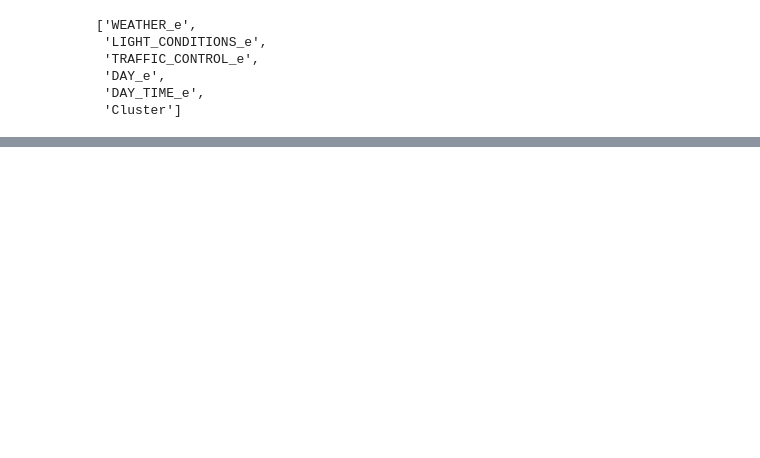
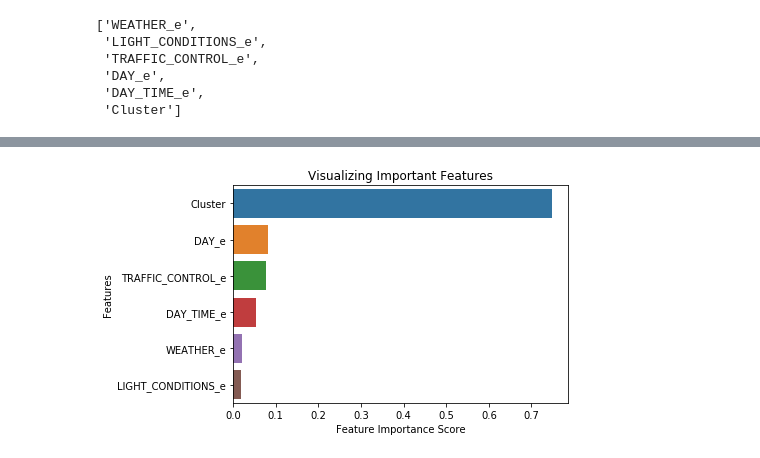
Before and after one commit to UNCG-CSE/GSBO_City_Collision_Data_Analysis, a Jupyter notebook: src/Pedestrian.ipynb, the cells around one changed output, grey strips where cells are left out. Cells and saved outputs as stored; diff of their text form; code cells hidden in the pictures; blank space fills up the shorter version.

```diff
--- a/src/Pedestrian.ipynb
+++ b/src/Pedestrian.ipynb
@@ -1561,0 +1673,4 @@ dtype: float64
+# %%
+feature_names = ['WEATHER_e', 'LIGHT_CONDITIONS_e', 'TRAFFIC_CONTROL_e', 'DAY_e', 'DAY_TIME_e', 'Cluster']
+feature_imp = pd.Series(regressor.feature_importances_,index=feature_names).sort_values(ascending=False)
+feature_imp
@@ -1561,0 +1685,8 @@ dtype: float64
+# %%
+sns.barplot(x=feature_imp, y=feature_imp.index)
+plt.xlabel('Feature Importance Score')
+plt.ylabel('Features')
+plt.title("Visualizing Important Features")
+plt.show()
+# %% [output]
+[figure, added]
```
Also changed, not shown: parts of 35 cells of this notebook.
